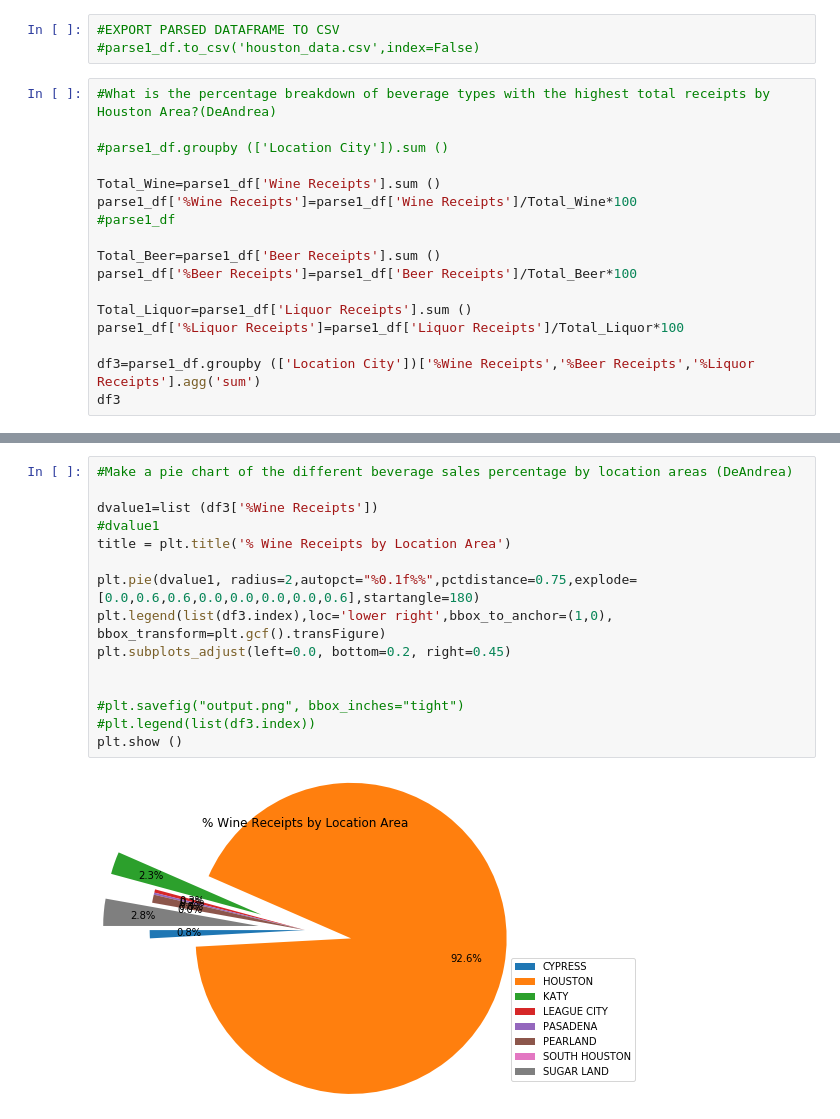
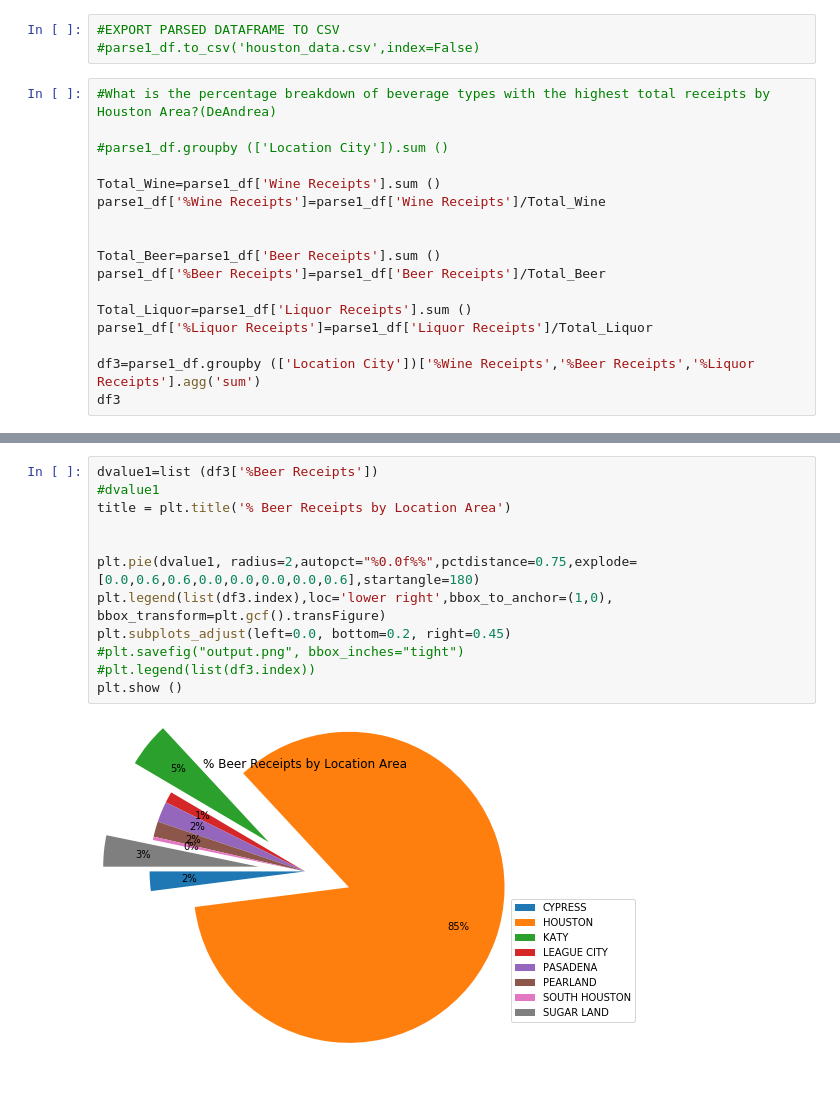
Before and after one commit to ejkaster/Project-1-Top-5-US-Cities-Real-Estate-Trends, a Jupyter notebook: Deandrea_analysis.ipynb, the cells around one changed output, grey strips where cells are left out. Cells and saved outputs as stored; diff of their text form; blank space fills up the shorter version.

```diff
--- a/Deandrea_analysis.ipynb
+++ b/Deandrea_analysis.ipynb
@@ -134,14 +134,14 @@ Name: Location City, dtype: int64
 #parse1_df.groupby (['Location City']).sum ()
 
 Total_Wine=parse1_df['Wine Receipts'].sum ()
-parse1_df['%Wine Receipts']=parse1_df['Wine Receipts']/Total_Wine*100
-#parse1_df
+parse1_df['%Wine Receipts']=parse1_df['Wine Receipts']/Total_Wine
+
 
 Total_Beer=parse1_df['Beer Receipts'].sum ()
-parse1_df['%Beer Receipts']=parse1_df['Beer Receipts']/Total_Beer*100
+parse1_df['%Beer Receipts']=parse1_df['Beer Receipts']/Total_Beer
 
 Total_Liquor=parse1_df['Liquor Receipts'].sum ()
-parse1_df['%Liquor Receipts']=parse1_df['Liquor Receipts']/Total_Liquor*100
+parse1_df['%Liquor Receipts']=parse1_df['Liquor Receipts']/Total_Liquor
 
 df3=parse1_df.groupby (['Location City'])['%Wine Receipts','%Beer Receipts','%Liquor Receipts'].agg('sum')
 df3
@@ -172,18 +189,15 @@ df3.sort_values('%Wine Receipts',ascending=False).head(5)
 # %%
-#Make a pie chart of the different beverage sales percentage by location areas (DeAndrea)
+dvalue1=list (df3['%Beer Receipts'])
+#dvalue1
+title = plt.title('% Beer Receipts by Location Area')
 
-dvalue1=list (df3['%Wine Receipts'])
-#dvalue1
-title = plt.title('% Wine Receipts by Location Area')
 
-plt.pie(dvalue1, radius=2,autopct="%0.1f%%",pctdistance=0.75,explode=[0.0,0.6,0.6,0.0,0.0,0.0,0.0,0.6],startangle=180)
+plt.pie(dvalue1, radius=2,autopct="%0.0f%%",pctdistance=0.75,explode=[0.0,0.6,0.6,0.0,0.0,0.0,0.0,0.6],startangle=180)
 plt.legend(list(df3.index),loc='lower right',bbox_to_anchor=(1,0), bbox_transform=plt.gcf().transFigure)
 plt.subplots_adjust(left=0.0, bottom=0.2, right=0.45)
-
-
 #plt.savefig("output.png", bbox_inches="tight")
 #plt.legend(list(df3.index))
 plt.show ()
 # %% [output]
-[figure, old version]
+[figure, new version]
 # %%
```
Also changed, not shown: parts of 9 cells of this notebook.
